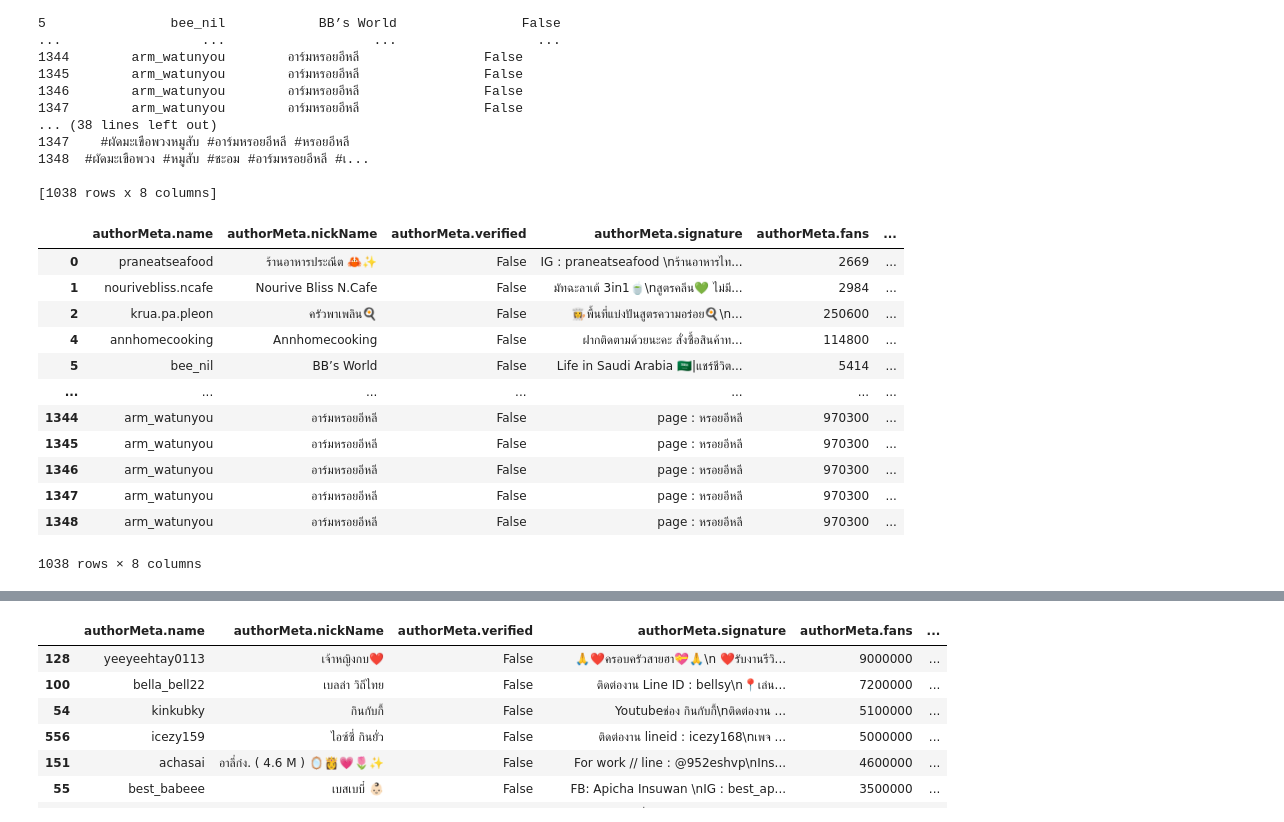
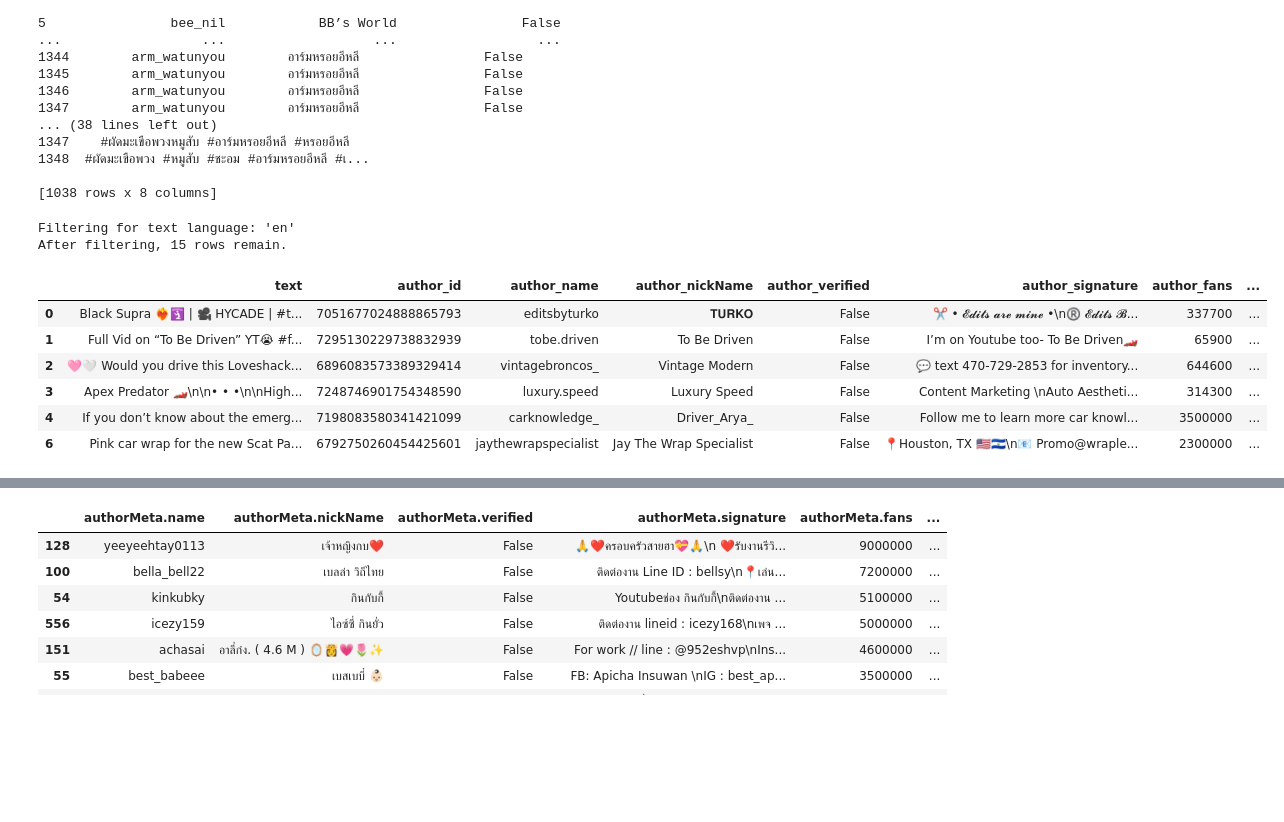
Before and after one commit to snailsqz/Brand2Tiktok, a Jupyter notebook: brand2tiktokTH.ipynb, the cells around one changed output, grey strips where cells are left out. Drawn from its saved outputs; the diff is of its cells as text; code cells hidden in the pictures; blank space fills up the shorter version.

Commit message:
make a desired language

```diff
--- a/brand2tiktokTH.ipynb
+++ b/brand2tiktokTH.ipynb
@@ -234,20 +224,28 @@ DataFrame after removing rows where 'authorMeta.signature' has no Thai character
 1348  #ผัดมะเขือพวง #หมูสับ #ชะอม #อาร์มหรอยอีหลี #เ...
 
 [1038 rows x 8 columns]
+# %%
+#Apply Language Filter
+desired_language = "en"
+if desired_language: # Check if the user actually provided a language
+    print(f"Filtering for text language: '{desired_language}'")
+    df_filtered = df[
+        df['textLanguage'].str.lower() == desired_language
+    ]
+    print(f"After filtering, {len(df)} rows remain.")
+else:
+    print("No language filter applied. Keeping all languages.")
+# %% [output]
+Filtering for text language: 'en'
+After filtering, 15 rows remain.
 # %%
-df_filtered
+df_filtered.head(6)
 # %% [output]
-|  | authorMeta.name | authorMeta.nickName | authorMeta.verified | authorMeta.signature | authorMeta.fans | ... |
-| 0 | praneatseafood | ร้านอาหารประณีต 🦀✨ | False | IG : praneatseafood \nร้านอาหารไท... | 2669 | ... |
-| 1 | nourivebliss.ncafe | Nourive Bliss N.Cafe | False | มัทฉะลาเต้ 3in1🍵\nสูตรคลีน💚 ไม่มี... | 2984 | ... |
-| 2 | krua.pa.pleon | ครัวพาเพลิน🍳 | False | 👩‍🍳พื้นที่แบ่งปันสูตรความอร่อย🍳\n... | 250600 | ... |
-| 4 | annhomecooking | Annhomecooking | False | ฝากติดตามด้วยนะคะ สั่งซื้อสินค้าท... | 114800 | ... |
-| 5 | bee_nil | BB’s World | False | Life in Saudi Arabia 🇸🇦|แชร์ชีวิต... | 5414 | ... |
-| ... | ... | ... | ... | ... | ... | ... |
-| 1344 | arm_watunyou | อาร์มหรอยอีหลี | False | page : หรอยอีหลี | 970300 | ... |
-| 1345 | arm_watunyou | อาร์มหรอยอีหลี | False | page : หรอยอีหลี | 970300 | ... |
-| 1346 | arm_watunyou | อาร์มหรอยอีหลี | False | page : หรอยอีหลี | 970300 | ... |
-| 1347 | arm_watunyou | อาร์มหรอยอีหลี | False | page : หรอยอีหลี | 970300 | ... |
-| 1348 | arm_watunyou | อาร์มหรอยอีหลี | False | page : หรอยอีหลี | 970300 | ... |
+|  | text | author_id | author_name | author_nickName | author_verified | author_signature | author_fans | ... |
+| 0 | Black Supra ❤️‍🔥🛐 | 🎥 HYCADE | #t... | 7051677024888865793 | editsbyturko | 𝐓𝐔𝐑𝐊𝐎 | False | ✂️ • 𝓔𝓭𝓲𝓽𝓼 𝓪𝓻𝓮 𝓶𝓲𝓷𝓮 •\n®️ 𝓔𝓭𝓲𝓽𝓼 𝓑... | 337700 | ... |
+| 1 | Full Vid on “To Be Driven” YT😭 #f... | 7295130229738832939 | tobe.driven | To Be Driven | False | I’m on Youtube too- To Be Driven🏎️ | 65900 | ... |
+| 2 | 🩷🤍 Would you drive this Loveshack... | 6896083573389329414 | vintagebroncos_ | Vintage Modern | False | 💬 text 470-729-2853 for inventory... | 644600 | ... |
+| 3 | Apex Predator 🏎️\n\n• • •\n\nHigh... | 7248746901754348590 | luxury.speed | Luxury Speed | False | Content Marketing \nAuto Aestheti... | 314300 | ... |
+| 4 | If you don’t know about the emerg... | 7198083580341421099 | carknowledge_ | Driver_Arya_ | False | Follow me to learn more car knowl... | 3500000 | ... |
+| 6 | Pink car wrap for the new Scat Pa... | 6792750260454425601 | jaythewrapspecialist | Jay The Wrap Specialist | False | 📍Houston, TX 🇺🇸🇸🇻\n📧 Promo@wraple... | 2300000 | ... |
-1038 rows × 8 columns
 # %%
```
Also changed, not shown: parts of 3 cells of this notebook.
